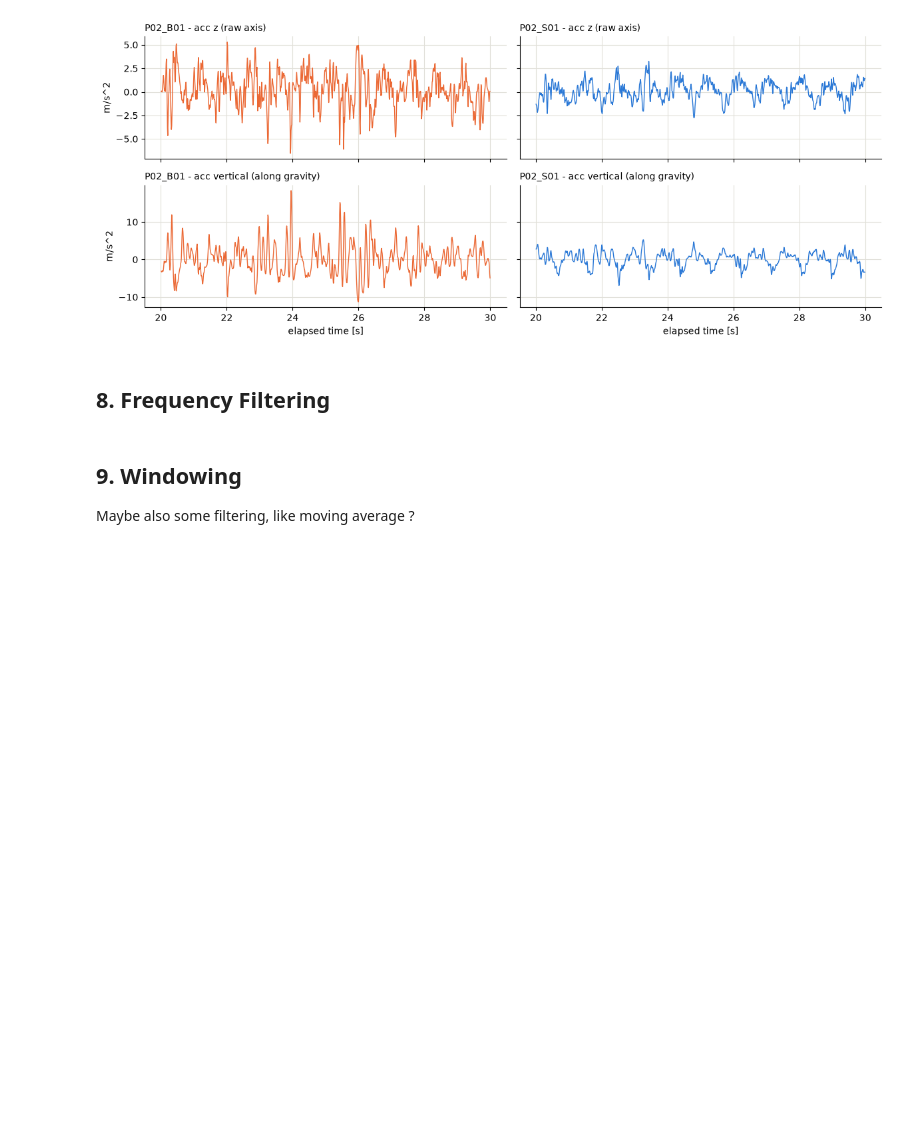
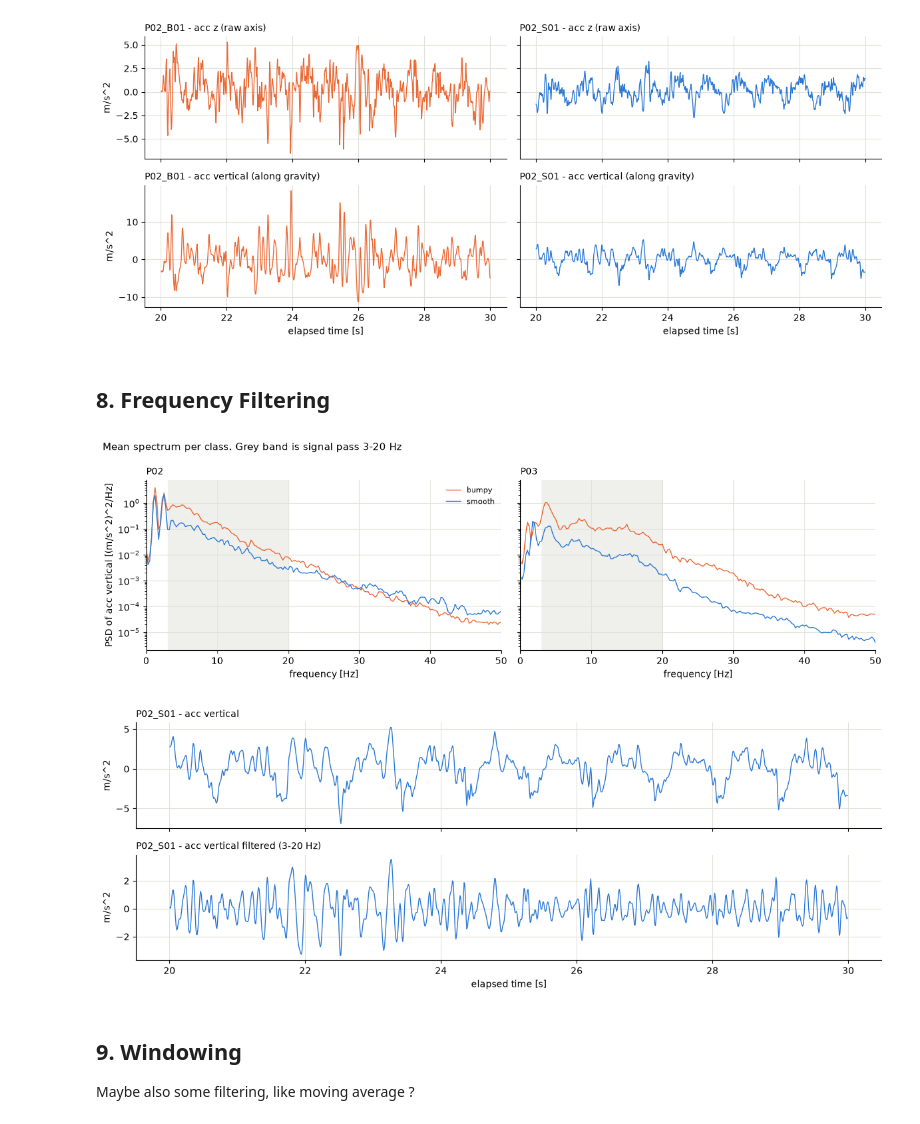
Before and after one commit to kostasparma/Machine_Learning_for_rides, a Jupyter notebook: notebooks/plot_datasets.ipynb, the cells around one changed output. Saved outputs shown, nothing was run; the diff lists cells and outputs as text; code cells hidden in the pictures; blank space fills up the shorter version.

Commit message:
Add band-pass filter.

```diff
--- a/notebooks/plot_datasets.ipynb
+++ b/notebooks/plot_datasets.ipynb
@@ -341,6 +341,54 @@ fig.tight_layout(); plt.show()
 [figure]
 # %% [markdown]
 ## 8. Frequency Filtering
+# %%
+BAND = (3.0, 20.0)   # Empirically determined
+
+def bandpass(x: np.ndarray, lo: float = BAND[0], hi: float = BAND[1], fs: int = FS) -> np.ndarray:
+    """Zero-phase FFT band-pass: keep only bins with lo <= f <= hi."""
+    X = np.fft.rfft(x - x.mean())
+    f = np.fft.rfftfreq(len(x), 1 / fs)
+    X[(f < lo) | (f > hi)] = 0
+    return np.fft.irfft(X, len(x))
+
+def mean_spectrum(x: np.ndarray, fs: int = FS, n: int = 4 * FS):
+    """Averaged periodogram over n-sample chunks (Hann window)."""
+    x = x[: len(x) // n * n].reshape(-1, n)
+    w = np.hanning(n)
+    x = (x - x.mean(axis=1, keepdims=True)) * w
+    psd = (np.abs(np.fft.rfft(x, axis=1)) ** 2).mean(axis=0) / (fs * (w ** 2).sum())
+    return np.fft.rfftfreq(n, 1 / fs), psd
+
+for v in trimmed.values():
+    v["acc_vertical_filtered"] = bandpass(v["acc_vertical"].to_numpy())
+
+# where does the class difference live? mean spectrum of acc_vert per class and participant
+participants = sorted(recordings["participant"].unique())
+fig, axes = plt.subplots(1, 2, figsize=(12, 3.8), sharey=True)
+
+for ax, p in zip(axes, participants):
+    for label in CLASSES:
+        recs = [k for k, v in trimmed.items() if v["participant"].iloc[0] == p and v["label"].iloc[0] == label]
+        f, psd = zip(*(mean_spectrum(trimmed[k]["acc_vertical"].to_numpy()) for k in recs))
+        ax.semilogy(f[0], np.mean(psd, axis=0), color=CLASS_COLOR[label], label=label)
+    ax.axvspan(*BAND, color="#e1e0d9", alpha=0.5, lw=0)
+    ax.set_title(p, loc="left", fontsize=10); ax.set_xlabel("frequency [Hz]"); ax.set_xlim(0, FS / 2)
+
+axes[0].set_ylabel("PSD of acc vertical [(m/s^2)^2/Hz]"); axes[0].legend(frameon=False, fontsize=8)
+fig.suptitle(f"Mean spectrum per class. Grey band is signal pass {BAND[0]:.0f}-{BAND[1]:.0f} Hz", x=0.01, ha="left", fontsize=11)
+fig.tight_layout(); plt.show()
+
+# before / after in the time domain
+fig, axes = plt.subplots(2, 1, figsize=(12, 4.5), sharex=True)
+d = trimmed["P02_S01"]; d = d[(d["t"] >= 20) & (d["t"] <= 30)]
+
+axes[0].plot(d["t"], d["acc_vertical"], color=CLASS_COLOR["smooth"]);    axes[0].set_title("P02_S01 - acc vertical", loc="left", fontsize=10)
+axes[1].plot(d["t"], d["acc_vertical_filtered"], color=CLASS_COLOR["smooth"]); axes[1].set_title(f"P02_S01 - acc vertical filtered ({BAND[0]:.0f}-{BAND[1]:.0f} Hz)", loc="left", fontsize=10)
+axes[1].set_xlabel("elapsed time [s]"); axes[0].set_ylabel("m/s^2"); axes[1].set_ylabel("m/s^2")
+fig.tight_layout(); plt.show()
+# %% [output]
+[figure, added]
+[figure, added]
 # %% [markdown]
 ## 9. Windowing
 
```
